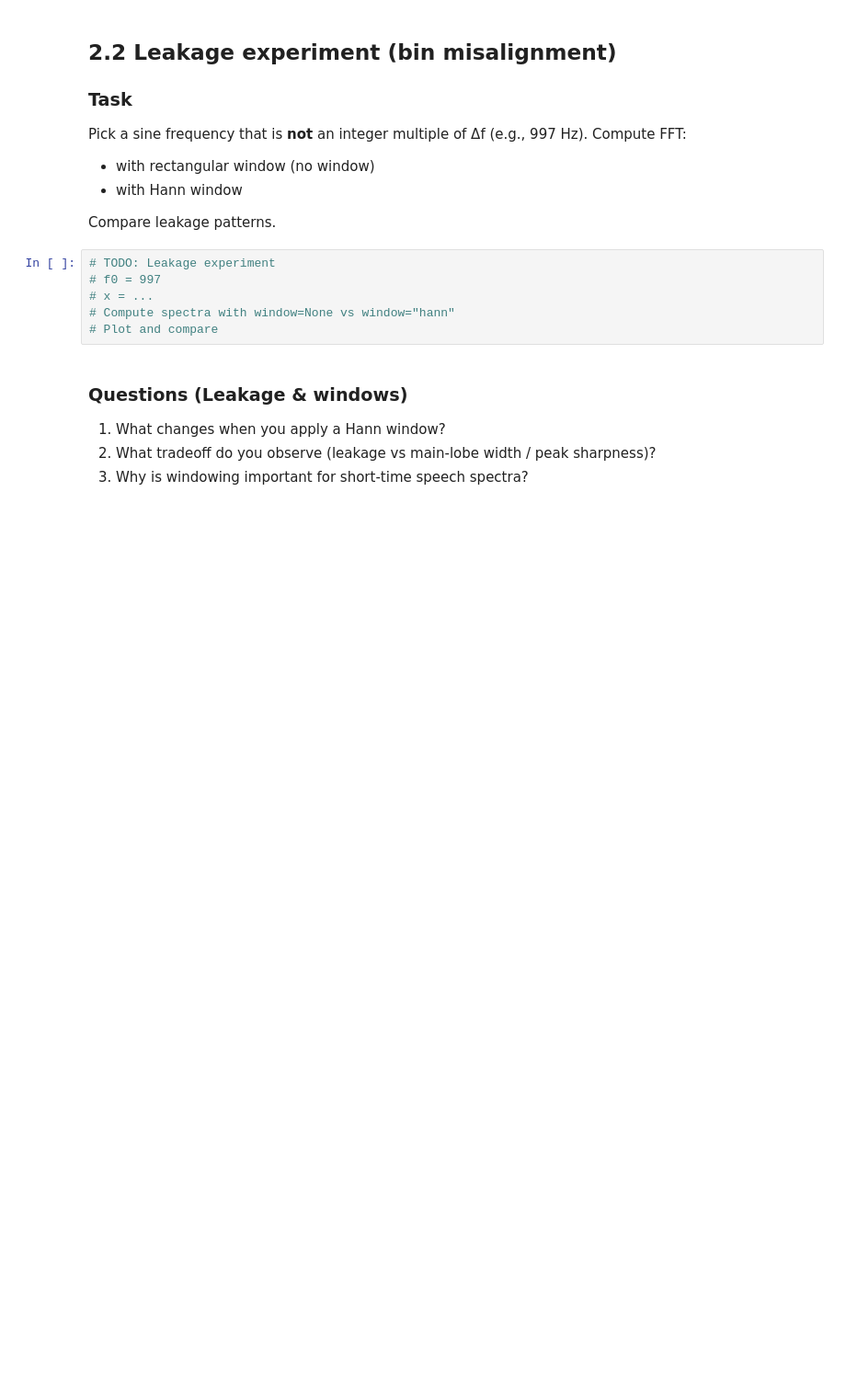
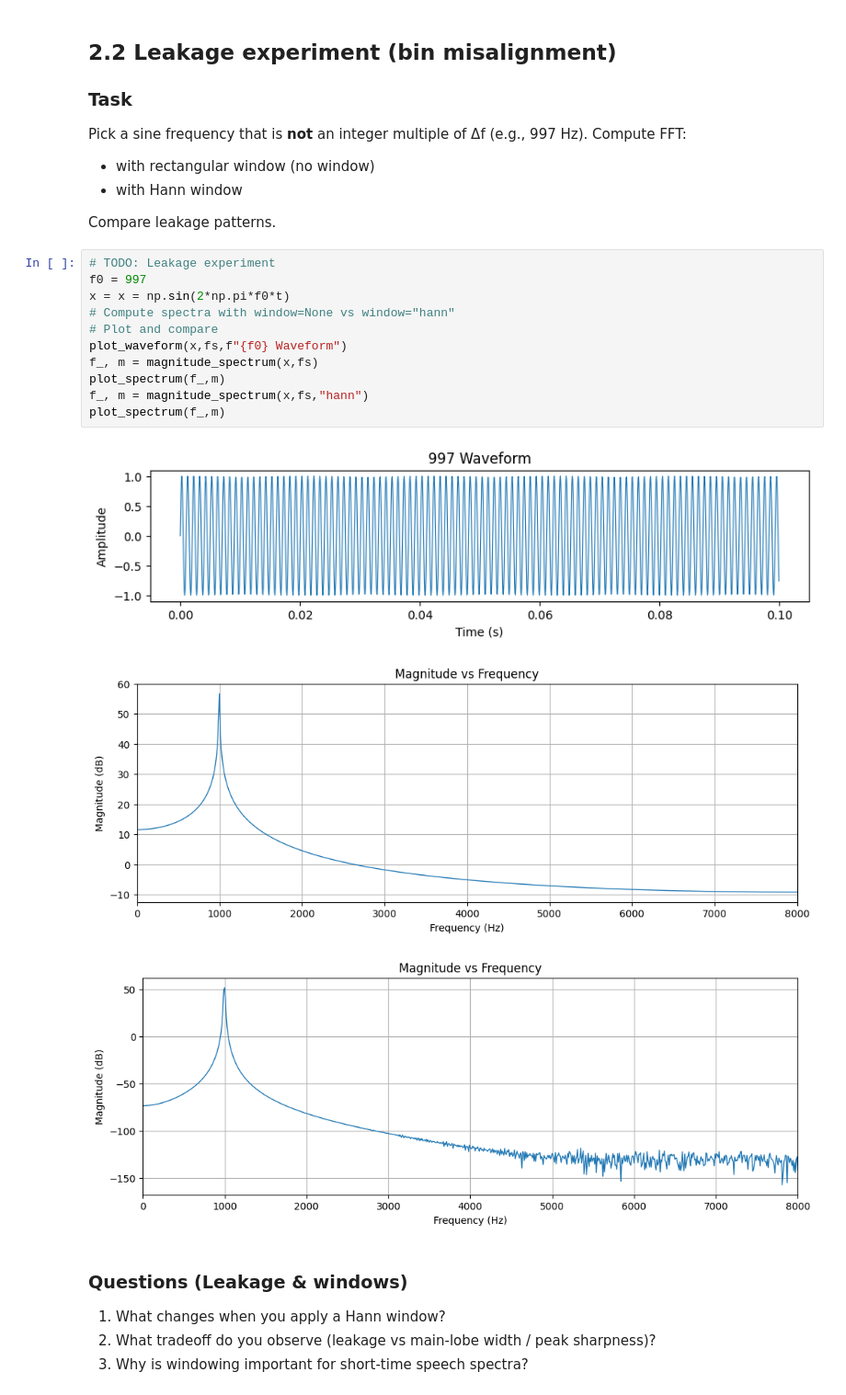
Before and after one commit to kkodachi/ee519-HW1, a Jupyter notebook: HW1_Notebook4_Fourier_DFT_SpeechSpectra.ipynb, the cells around one changed output. Shown at 92% size. Cells and saved outputs as stored; diff of their text form; blank space fills up the shorter version.

```diff
--- a/HW1_Notebook4_Fourier_DFT_SpeechSpectra.ipynb
+++ b/HW1_Notebook4_Fourier_DFT_SpeechSpectra.ipynb
@@ -192,10 +319,19 @@ Compute FFT:
 Compare leakage patterns.
 # %%
 # TODO: Leakage experiment
-# f0 = 997
-# x = ...
+f0 = 997
+x = x = np.sin(2*np.pi*f0*t)
 # Compute spectra with window=None vs window="hann"
 # Plot and compare
+plot_waveform(x,fs,f"{f0} Waveform")
+f_, m = magnitude_spectrum(x,fs)
+plot_spectrum(f_,m)
+f_, m = magnitude_spectrum(x,fs,"hann")
+plot_spectrum(f_,m)
+# %% [output]
+[figure, added]
+[figure, added]
+[figure, added]
 # %% [markdown]
 ### Questions (Leakage & windows)
 
```
Also changed, not shown: parts of 22 cells of this notebook, 11 other files.
